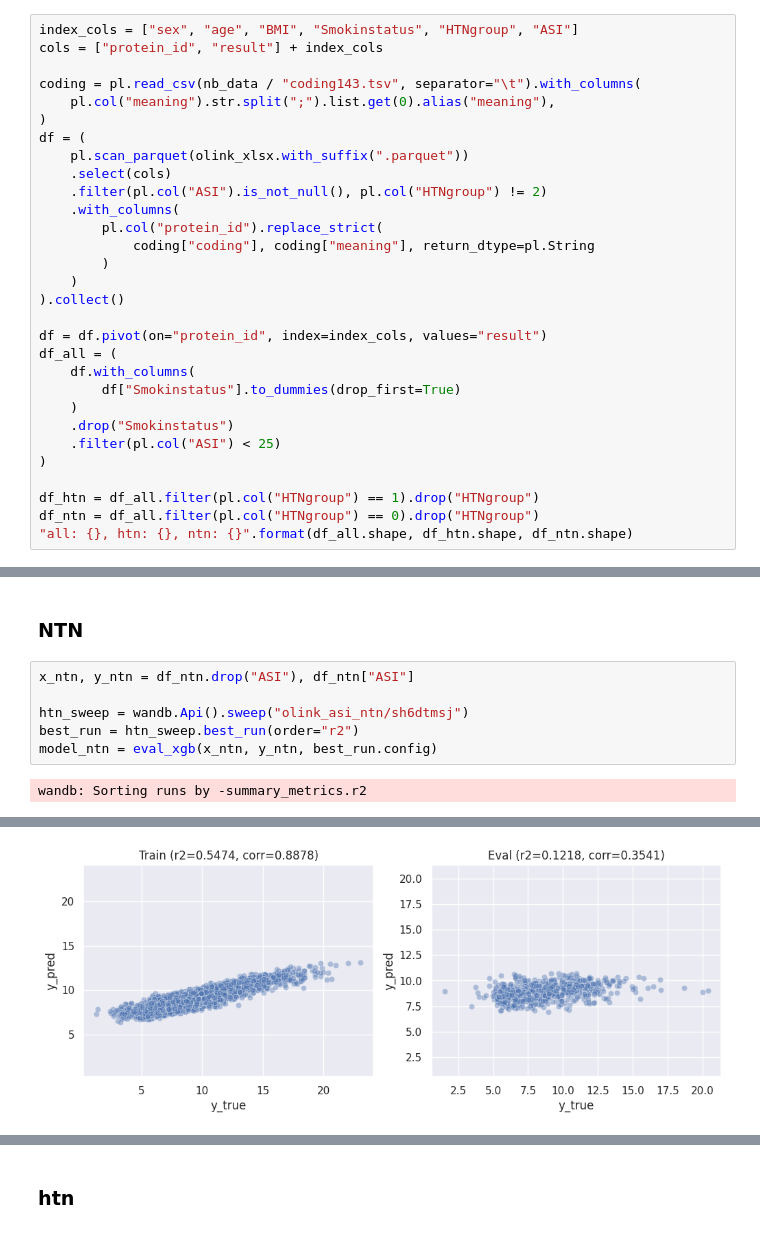
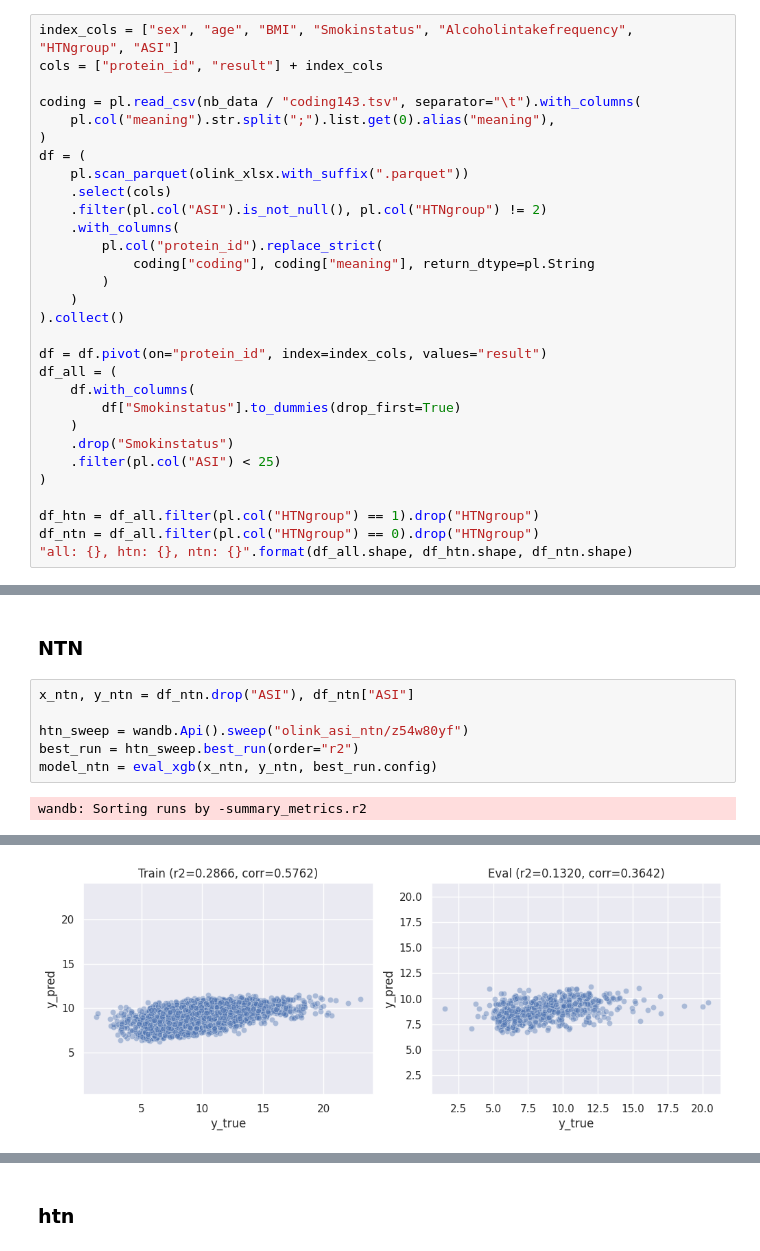
Before and after one commit to ipolharvard/biobank_olink, a Jupyter notebook: notebooks/biomarkers_asi.ipynb, the cells around one changed output, grey strips where cells are left out. Saved outputs shown, nothing was run; the diff lists cells and outputs as text.

```diff
--- a/notebooks/biomarkers_asi.ipynb
+++ b/notebooks/biomarkers_asi.ipynb
@@ -29,5 +29,5 @@ pl.__version__
 # %%
-index_cols = ["sex", "age", "BMI", "Smokinstatus", "HTNgroup", "ASI"]
+index_cols = ["sex", "age", "BMI", "Smokinstatus", "Alcoholintakefrequency", "HTNgroup", "ASI"]
 cols = ["protein_id", "result"] + index_cols
 
 coding = pl.read_csv(nb_data / "coding143.tsv", separator="\t").with_columns(
@@ -169,7 +168,7 @@ shap.summary_plot(shap_values_all, x_all.to_pandas(), max_display=max(len(all_im
 # %%
 x_ntn, y_ntn = df_ntn.drop("ASI"), df_ntn["ASI"]
 
-htn_sweep = wandb.Api().sweep("olink_asi_ntn/sh6dtmsj")
+htn_sweep = wandb.Api().sweep("olink_asi_ntn/z54w80yf")
 best_run = htn_sweep.best_run(order="r2")
 model_ntn = eval_xgb(x_ntn, y_ntn, best_run.config)
 # %% [output]
@@ -188,4 +187,4 @@ wandb: Sorting runs by -summary_metrics.r2
-[figure, old version]
+[figure, new version]
 # %%
 explainer = shap.TreeExplainer(model_ntn)
 shap_values_ntn = explainer(x_ntn)
```
Also changed, not shown: parts of 18 cells of this notebook.
